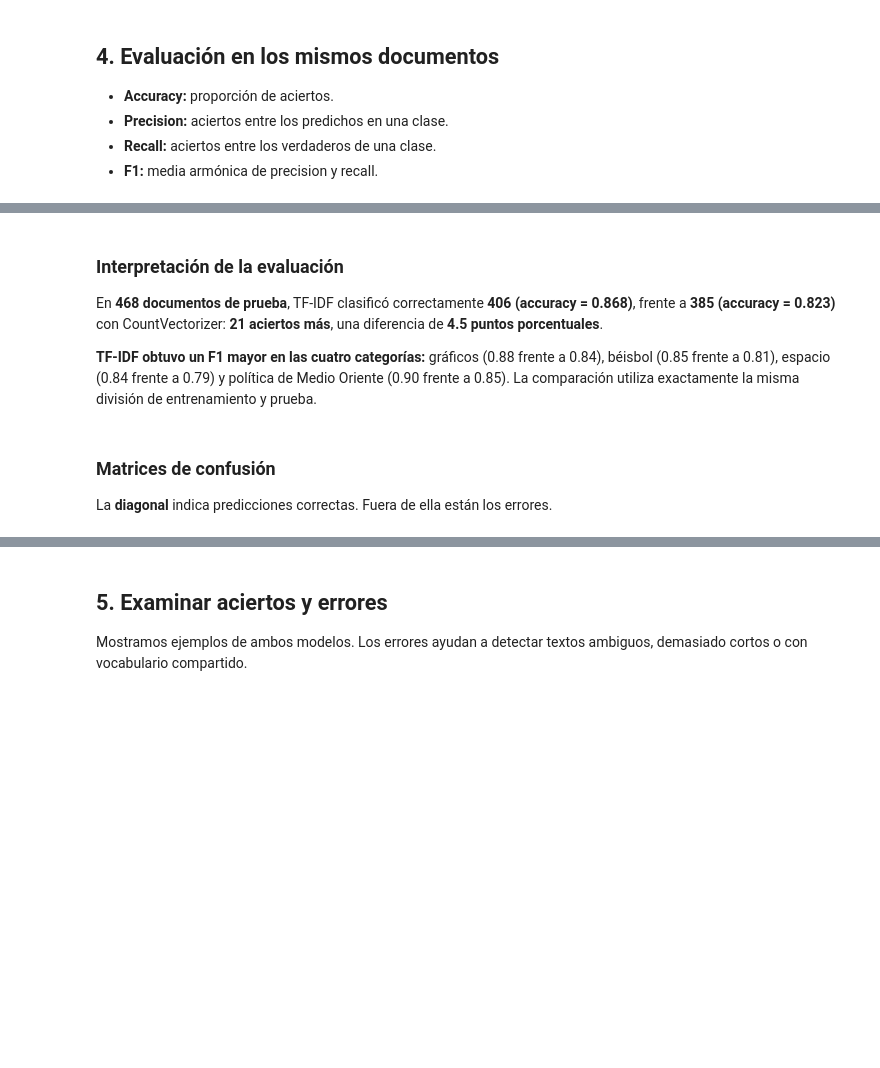
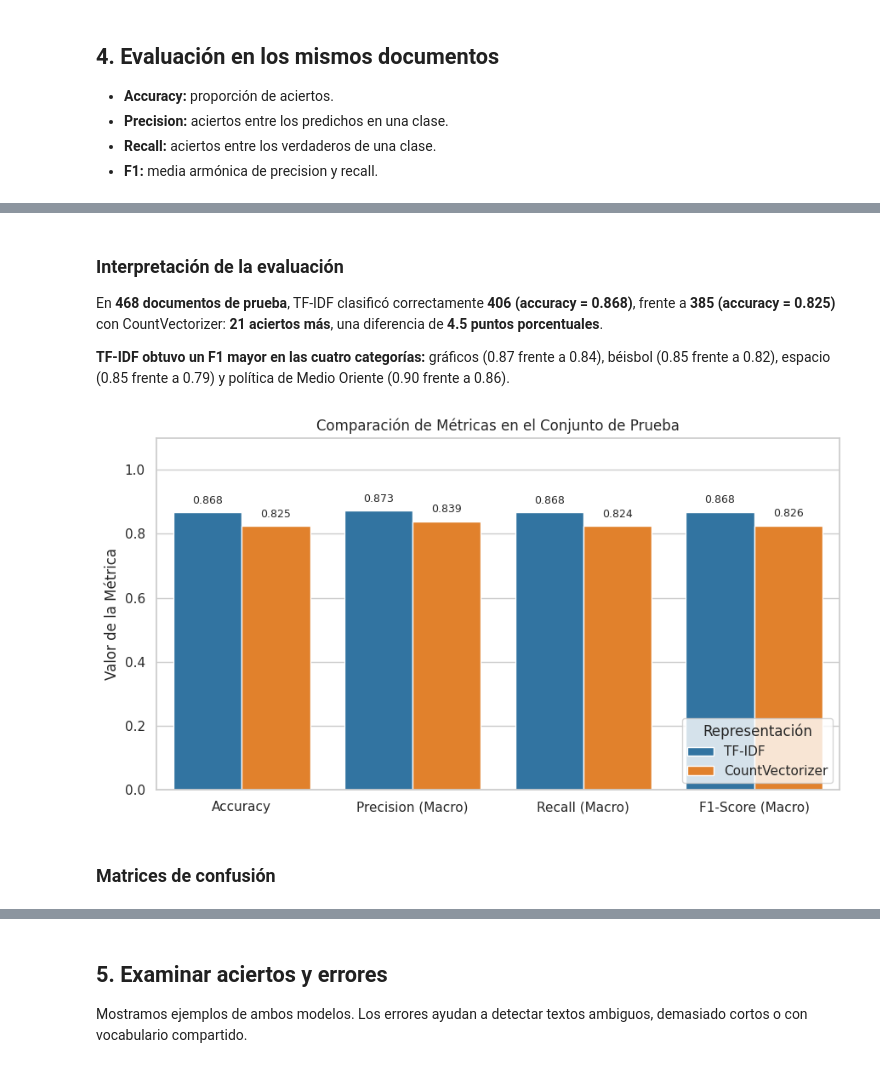
Before and after one commit to heri-espino/LDS1071-Machine-Learning, a Jupyter notebook: notebooks/14_Text-classification_TFIDF-vs-CountVectorizer_R3.ipynb, the cells around one changed output, grey strips where cells are left out. Saved outputs shown, nothing was run; the diff lists cells and outputs as text; code cells hidden in the pictures; blank space fills up the shorter version.

```diff
--- a/notebooks/14_Text-classification_TFIDF-vs-CountVectorizer_R3.ipynb
+++ b/notebooks/14_Text-classification_TFIDF-vs-CountVectorizer_R3.ipynb
@@ -156,24 +155,50 @@ talk.politics.mideast       0.94      0.86      0.90       113
 # %% [markdown]
 ### Interpretación de la evaluación
 
-En **468 documentos de prueba**, TF-IDF clasificó correctamente **406 (accuracy = 0.868)**, frente a **385 (accuracy = 0.823)** con CountVectorizer: **21 aciertos más**, una diferencia de **4.5 puntos porcentuales**.
+En **468 documentos de prueba**, TF-IDF clasificó correctamente **406 (accuracy = 0.868)**, frente a **385 (accuracy = 0.825)** con CountVectorizer: **21 aciertos más**, una diferencia de **4.5 puntos porcentuales**.
 
-**TF-IDF obtuvo un F1 mayor en las cuatro categorías:** gráficos (0.88 frente a 0.84), béisbol (0.85 frente a 0.81), espacio (0.84 frente a 0.79) y política de Medio Oriente (0.90 frente a 0.85). La comparación utiliza exactamente la misma división de entrenamiento y prueba.
+**TF-IDF obtuvo un F1 mayor en las cuatro categorías:** gráficos (0.87 frente a 0.84), béisbol (0.85 frente a 0.82), espacio (0.85 frente a 0.79) y política de Medio Oriente (0.90 frente a 0.86).
-# %%
-# Gráfico comparativo con estilo Seaborn whitegrid.
-fig, ax = plt.subplots(figsize=(7, 4))
-sns.barplot(data=tabla_resultados, x="Representación", y="Accuracy",
-            hue="Representación", palette="tab10", legend=False, ax=ax)
-ax.set(ylim=(0, 1), ylabel="Accuracy", xlabel="",
-       title="Exactitud en el conjunto de prueba")
-for i, valor in enumerate(tabla_resultados["Accuracy"]):
-    ax.text(i, valor + 0.02, f"{valor:.3f}", ha="center")
-fig.tight_layout()
-plt.show()
-# %% [markdown]
-### Matrices de confusión
-
-La **diagonal** indica predicciones correctas. Fuera de ella están los errores.
+# %%
+# Gráfico comparativo de todas las métricas con estilo Seaborn whitegrid.
+from sklearn.metrics import precision_recall_fscore_support
+
+# Extraemos las métricas promedio para cada modelo
+filas_metricas = []
+for nombre, modelo in modelos.items():
+    pred = predicciones[nombre]
+    precision, recall, f1, _ = precision_recall_fscore_support(y_test, pred, average="macro")
+    acc = accuracy_score(y_test, pred)
+
+    filas_metricas.extend([
+        {"Representación": nombre, "Métrica": "Accuracy", "Valor": acc},
+        {"Representación": nombre, "Métrica": "Precision (Macro)", "Valor": precision},
+        {"Representación": nombre, "Métrica": "Recall (Macro)", "Valor": recall},
+        {"Representación": nombre, "Métrica": "F1-Score (Macro)", "Valor": f1}
+    ])
+
+tabla_metricas = pd.DataFrame(filas_metricas)
+
+# Creamos el gráfico comparativo
+fig, ax = plt.subplots(figsize=(9, 5))
+sns.barplot(data=tabla_metricas, x="Métrica", y="Valor",
+            hue="Representación", palette="tab10", ax=ax)
+
+# Añadimos los valores sobre cada barra
+for p in ax.patches:
+    valor = p.get_height()
+    if valor > 0:
+        ax.text(p.get_x() + p.get_width() / 2, valor + 0.02, f"{valor:.3f}",
+                ha="center", va="bottom", fontsize=9)
+
+ax.set(ylim=(0, 1.1), ylabel="Valor de la Métrica", xlabel="",
+       title="Comparación de Métricas en el Conjunto de Prueba")
+ax.legend(title="Representación", loc="lower right")
+fig.tight_layout()
+plt.show()
+# %% [output]
+[figure, added]
+# %% [markdown]
+### Matrices de confusión
 # %%
 # Dos matrices de confusión en formato heatmap.
 from sklearn.metrics import confusion_matrix
```
Also changed, not shown: parts of 24 cells of this notebook.
